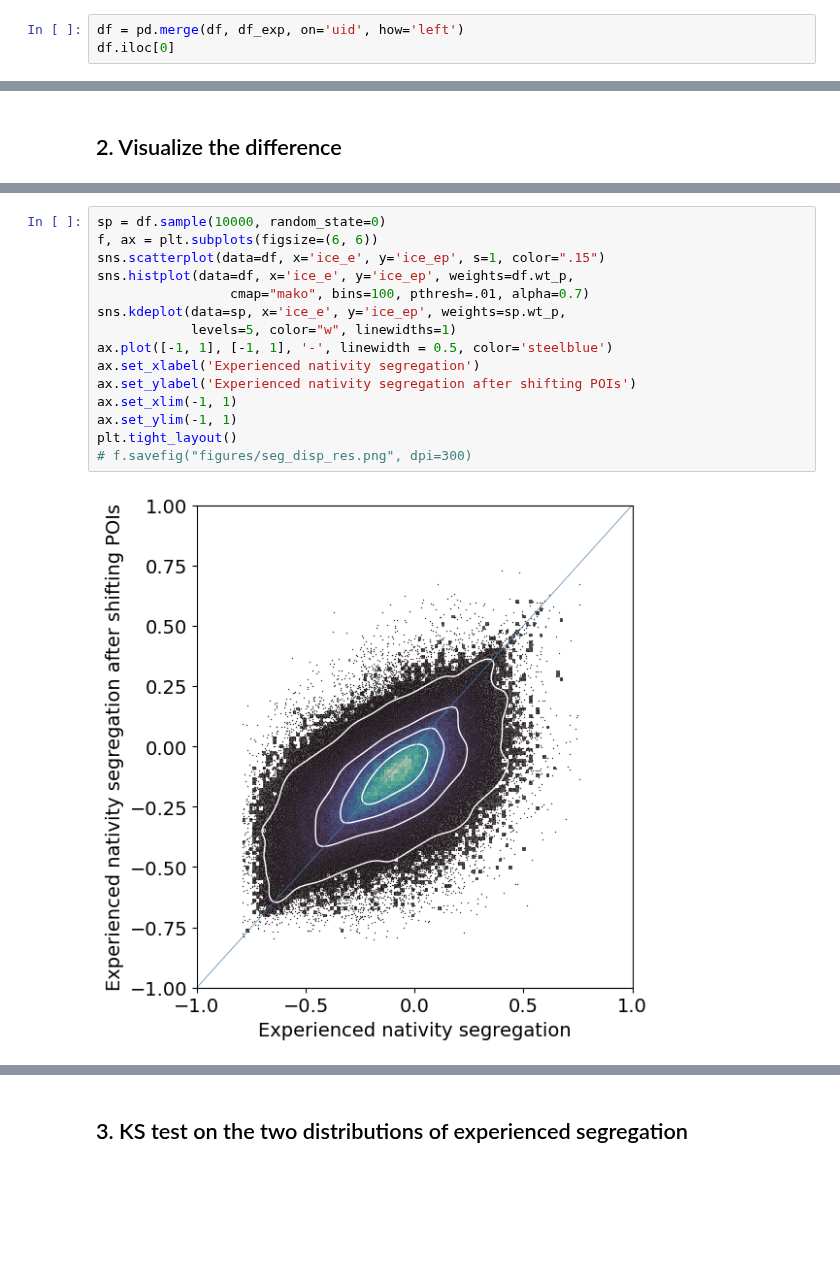
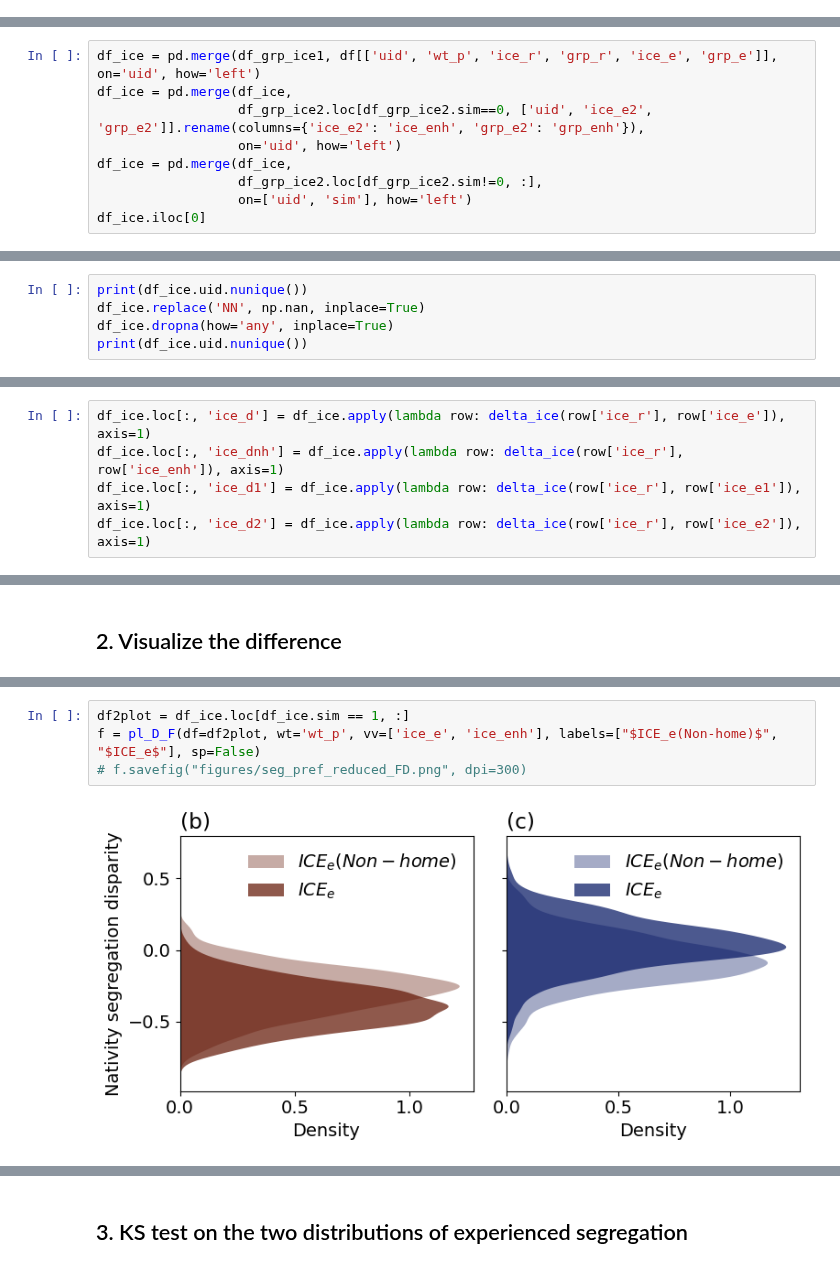
Before and after one commit to MobiSegInsights/mobi-social-segregation-se, a Jupyter notebook: src/MobiSegInsightsSE.data_exp.1.0/40-experienced-segregation-poi-shifted.ipynb, the cells around one changed output, grey strips where cells are left out. Cells and saved outputs as stored; diff of their text form; blank space fills up the shorter version.

```diff
--- a/src/MobiSegInsightsSE.data_exp.1.0/40-experienced-segregation-poi-shifted.ipynb
+++ b/src/MobiSegInsightsSE.data_exp.1.0/40-experienced-segregation-poi-shifted.ipynb
@@ -51,5 +203,2 @@ df = df.groupby('uid')['ice_ep'].progress_apply(np.mean).reset_index()
 # %% [markdown]
 ### 1.2 Merge data and save
-# %%
-df = pd.merge(df, df_exp, on='uid', how='left')
-df.iloc[0]
@@ -64,0 +205,9 @@ Name: 0, dtype: object
+# %%
+df_ice = pd.merge(df_grp_ice1, df[['uid', 'wt_p', 'ice_r', 'grp_r', 'ice_e', 'grp_e']], on='uid', how='left')
+df_ice = pd.merge(df_ice,
+                  df_grp_ice2.loc[df_grp_ice2.sim==0, ['uid', 'ice_e2', 'grp_e2']].rename(columns={'ice_e2': 'ice_enh', 'grp_e2': 'grp_enh'}),
+                  on='uid', how='left')
+df_ice = pd.merge(df_ice,
+                  df_grp_ice2.loc[df_grp_ice2.sim!=0, :],
+                  on=['uid', 'sim'], how='left')
+df_ice.iloc[0]
@@ -64,0 +235,5 @@ Name: 0, dtype: object
+# %%
+print(df_ice.uid.nunique())
+df_ice.replace('NN', np.nan, inplace=True)
+df_ice.dropna(how='any', inplace=True)
+print(df_ice.uid.nunique())
@@ -64,0 +243,5 @@ Name: 0, dtype: object
+# %%
+df_ice.loc[:, 'ice_d'] = df_ice.apply(lambda row: delta_ice(row['ice_r'], row['ice_e']), axis=1)
+df_ice.loc[:, 'ice_dnh'] = df_ice.apply(lambda row: delta_ice(row['ice_r'], row['ice_enh']), axis=1)
+df_ice.loc[:, 'ice_d1'] = df_ice.apply(lambda row: delta_ice(row['ice_r'], row['ice_e1']), axis=1)
+df_ice.loc[:, 'ice_d2'] = df_ice.apply(lambda row: delta_ice(row['ice_r'], row['ice_e2']), axis=1)
@@ -131,17 +260,6 @@ plt.show()
-# %%
-sp = df.sample(10000, random_state=0)
-f, ax = plt.subplots(figsize=(6, 6))
-sns.scatterplot(data=df, x='ice_e', y='ice_ep', s=1, color=".15")
-sns.histplot(data=df, x='ice_e', y='ice_ep', weights=df.wt_p,
-                 cmap="mako", bins=100, pthresh=.01, alpha=0.7)
-sns.kdeplot(data=sp, x='ice_e', y='ice_ep', weights=sp.wt_p,
-            levels=5, color="w", linewidths=1)
-ax.plot([-1, 1], [-1, 1], '-', linewidth = 0.5, color='steelblue')
-ax.set_xlabel('Experienced nativity segregation')
-ax.set_ylabel('Experienced nativity segregation after shifting POIs')
-ax.set_xlim(-1, 1)
-ax.set_ylim(-1, 1)
-plt.tight_layout()
-# f.savefig("figures/seg_disp_res.png", dpi=300)
-# %% [output]
-[figure, removed]
+# %%
+df2plot = df_ice.loc[df_ice.sim == 1, :]
+f = pl_D_F(df=df2plot, wt='wt_p', vv=['ice_e', 'ice_enh'], labels=["$ICE_e(Non-home)$", "$ICE_e$"], sp=False)
+# f.savefig("figures/seg_pref_reduced_FD.png", dpi=300)
+# %% [output]
+[figure, added]
```
Also changed, not shown: parts of 29 cells of this notebook, 24 other files.
